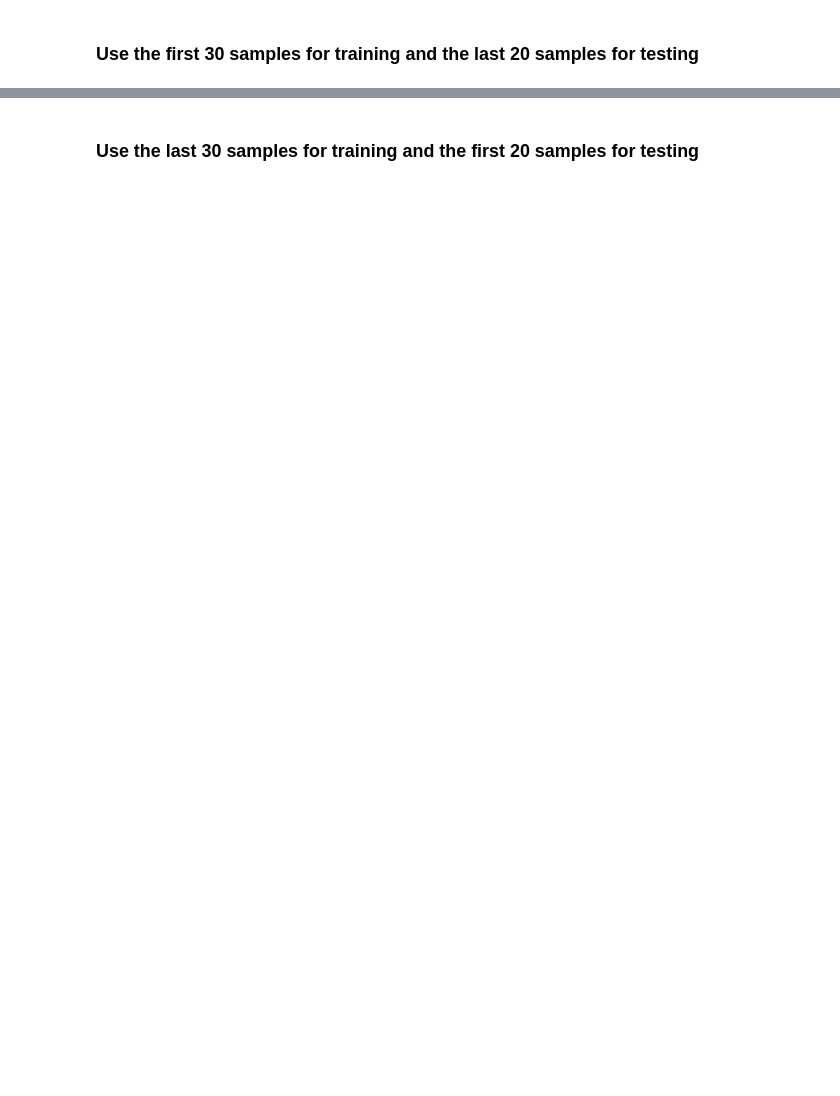
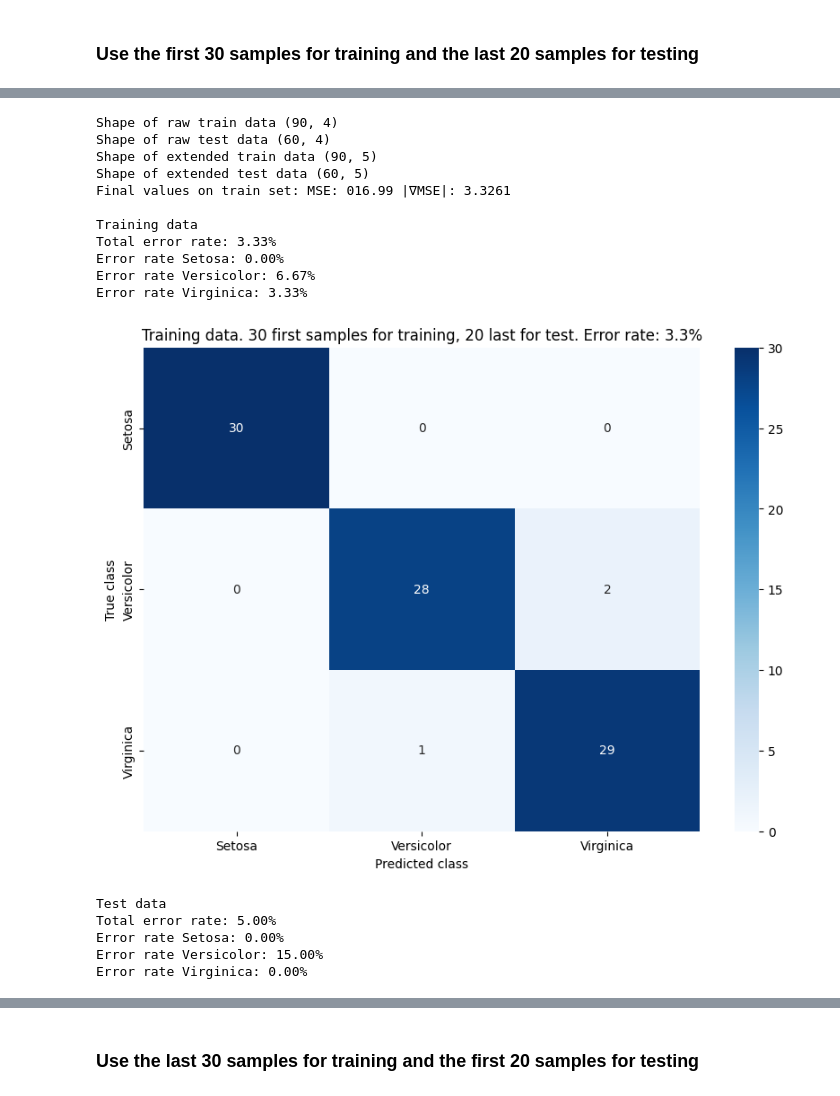
Before and after one commit to Martin-Ansteensen/TTT4275-Classification-project, a Jupyter notebook: Iris/iris.ipynb, the cells around one changed output, grey strips where cells are left out. Drawn from its saved outputs; the diff is of its cells as text; code cells hidden in the pictures; blank space fills up the shorter version.

Commit message:
Add error rate, make test sequence for cleaner code

```diff
--- a/Iris/iris.ipynb
+++ b/Iris/iris.ipynb
@@ -115,14 +116,20 @@ def generate_conf_matrix(X, T, W):
 
     return conf_matrix
 
+def calc_error_rate(conf_matrix):
+    """Calculate the total and per class error rate"""
+    total_error_rate = (np.sum(conf_matrix) - np.trace(conf_matrix)) / np.sum(conf_matrix)
+    class_error_rate = (np.sum(conf_matrix, axis=1) - np.diagonal(conf_matrix)) / np.sum(conf_matrix, axis=1)
+    return total_error_rate, class_error_rate
 
-def genarate_conf_matrix_figure(conf_matrix, title):
+
+def generate_conf_matrix_figure(conf_matrix, title):
     """Create a plt.Figure representation of the confusion matrix"""
     confusion_fig = plt.figure(figsize = (10,7))
     confusion_fig = sn.heatmap(conf_matrix, annot=True, cmap="Blues")
 
-    error_rate = (np.sum(conf_matrix) - np.trace(conf_matrix)) / np.sum(conf_matrix)
-    confusion_fig.set_title(f"{title}. Error rate: {error_rate*100:.1f}%")
+    total_error_rate, _ = calc_error_rate(conf_matrix)
+    confusion_fig.set_title(f"{title}. Error rate: {total_error_rate*100:.1f}%")
 
 
     confusion_fig.set_ylabel("True class")
@@ -206,0 +221,21 @@ RESULT: MSE: 016.99 |∇MSE|: 3.3261
+# %%
+# Task 1.1a-c
+train_test_sequence("30 first samples for training, 20 last for test",)
+# %% [output]
+Shape of raw train data (90, 4)
+Shape of raw test data (60, 4)
+Shape of extended train data (90, 5)
+Shape of extended test data (60, 5)
+Final values on train set: MSE: 016.99 |∇MSE|: 3.3261
+
+Training data
+Total error rate: 3.33%
+Error rate Setosa: 0.00%
+Error rate Versicolor: 6.67%
+Error rate Virginica: 3.33%
+[figure, added]
+Test data
+Total error rate: 5.00%
+Error rate Setosa: 0.00%
+Error rate Versicolor: 15.00%
+Error rate Virginica: 0.00%
```
Also changed, not shown: parts of 18 cells of this notebook.
